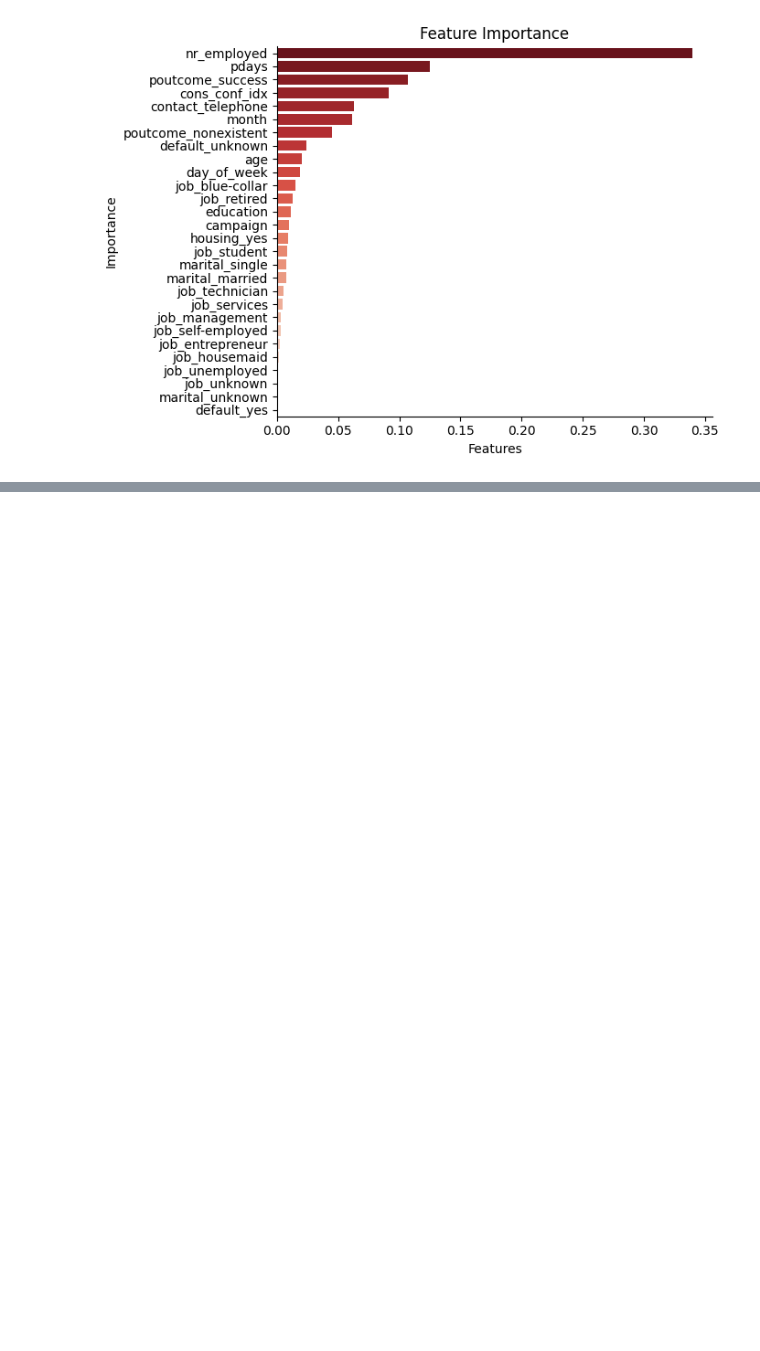
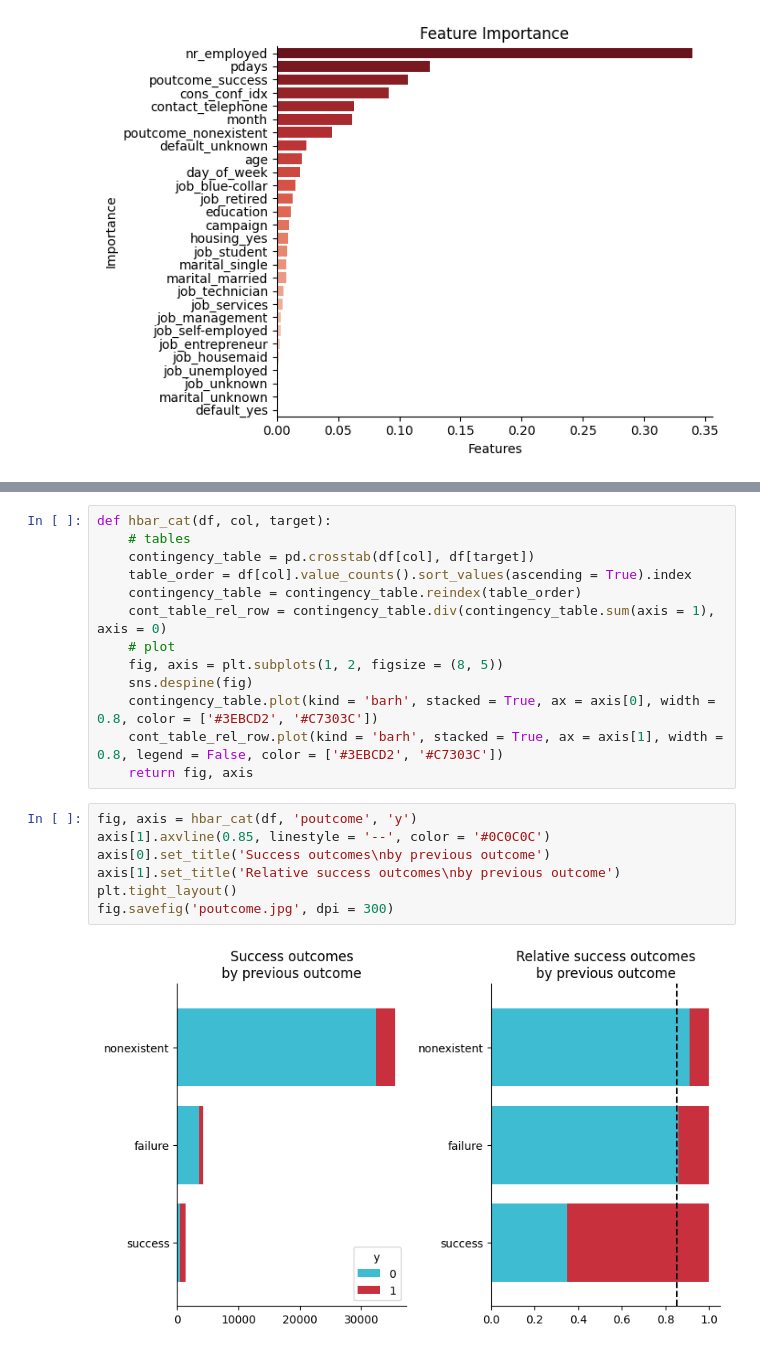
Before and after one commit to scardenasc22/STDS-at3, a Jupyter notebook: classification_model.ipynb, the cells around one changed output, grey strips where cells are left out. Drawn from its saved outputs; the diff is of its cells as text; blank space fills up the shorter version.

```diff
--- a/classification_model.ipynb
+++ b/classification_model.ipynb
@@ -1118,0 +1171,22 @@ fig.savefig('feature_importance_et.jpg', dpi = 300)
+# %%
+def hbar_cat(df, col, target):
+    # tables
+    contingency_table = pd.crosstab(df[col], df[target])
+    table_order = df[col].value_counts().sort_values(ascending = True).index
+    contingency_table = contingency_table.reindex(table_order)
+    cont_table_rel_row = contingency_table.div(contingency_table.sum(axis = 1), axis = 0)
+    # plot
+    fig, axis = plt.subplots(1, 2, figsize = (8, 5))
+    sns.despine(fig)
+    contingency_table.plot(kind = 'barh', stacked = True, ax = axis[0], width = 0.8, color = ['#3EBCD2', '#C7303C'])
+    cont_table_rel_row.plot(kind = 'barh', stacked = True, ax = axis[1], width = 0.8, legend = False, color = ['#3EBCD2', '#C7303C'])
+    return fig, axis
+# %%
+fig, axis = hbar_cat(df, 'poutcome', 'y')
+axis[1].axvline(0.85, linestyle = '--', color = '#0C0C0C')
+axis[0].set_title('Success outcomes\nby previous outcome')
+axis[1].set_title('Relative success outcomes\nby previous outcome')
+plt.tight_layout()
+fig.savefig('poutcome.jpg', dpi = 300)
+# %% [output]
+[figure, added]
```
Also changed, not shown: parts of 5 cells of this notebook, 4 other files.
